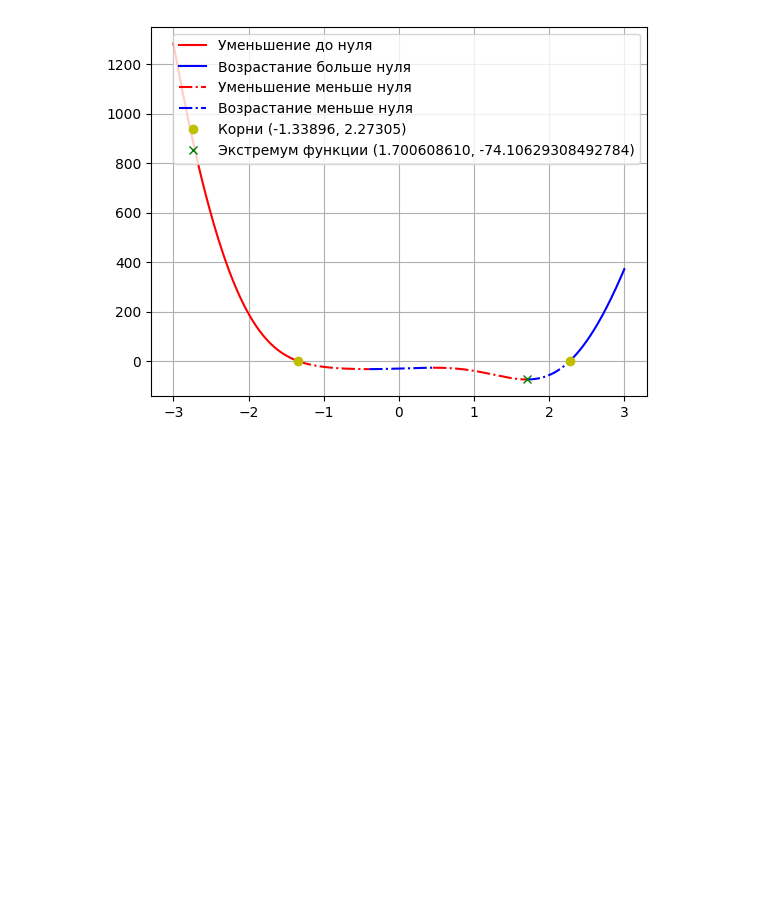
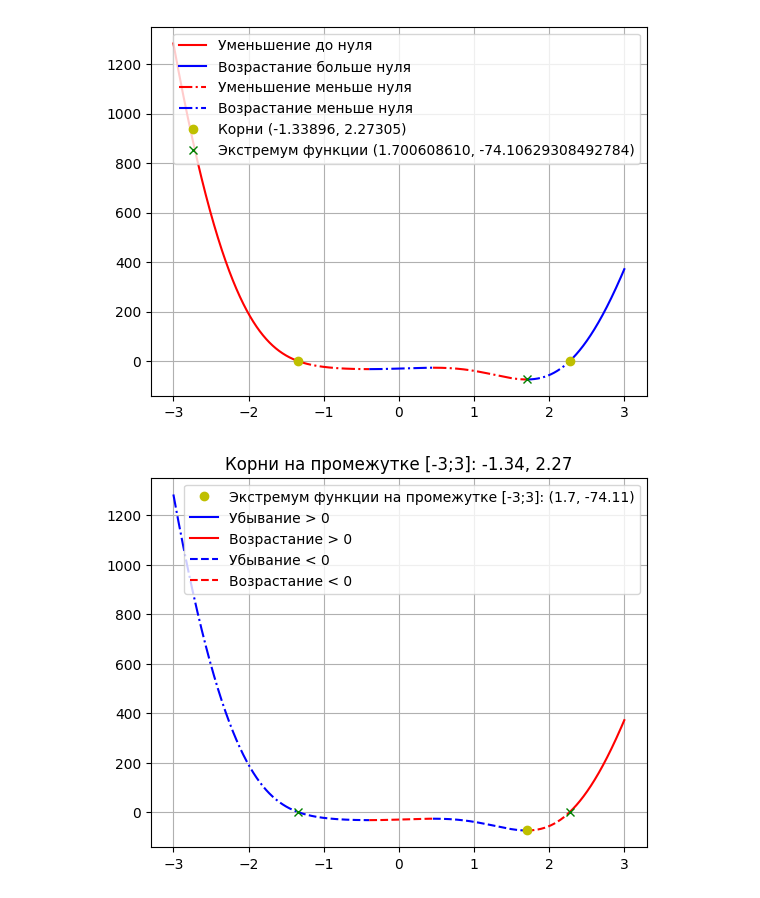
Before and after one commit to SergeiSlobodchikov/seminar_11, a Jupyter notebook: home_work_11.ipynb, the cells around one changed output. Drawn from its saved outputs; the diff is of its cells as text; code cells hidden in the pictures; blank space fills up the shorter version.

```diff
--- a/home_work_11.ipynb
+++ b/home_work_11.ipynb
@@ -61,3 +61,23 @@ plt.grid()
 plt.show()
 # %% [output]
 [figure]
+# %%
+color = 'b'
+line_s = '-'
+direct_up = True
+
+def switch_color():
+    global color
+    if color == 'b':
+        color = 'r'
+    else:
+        color = 'b'
+    return color
+
+def switch_line():
+    global line_s
+    if line_s == '-':
+        line_s = '--'
+    else:
+        line_s = '-'
+    return line_s
@@ -63,0 +111,35 @@ plt.show()
+# %%
+for i in range(len(x_change) - 1):
+    cur_x = np.arange(x_change[i][0], x_change[i + 1][0] + step, step)
+    if x_change[i][1] == 'zero':
+        plt.rcParams['lines.linestyle'] = switch_line()
+        plt.plot(cur_x, func(cur_x), color)
+    else:
+        plt.plot(cur_x, func(cur_x), switch_color())
+
+min_y = min(func(x))
+min_x = -limit
+for x in x_change:
+    if x[1] in ['direct', 'limit']:
+        if abs(func(x[0]) - min_y) < abs(min_x - min_y):
+            min_x = x[0]
+
+roots = []
+for x in x_change:
+    if x[1] == 'zero':
+        roots.append(str(round(x[0], 2)))
+        plt.plot(x[0], func(x[0]), 'gx')
+
+plt.plot(min_x, min_y, 'yo', label=f'Экстремум функции на промежутке [{-limit};{limit}]: ({round(min_x, 2)}, {round(min_y, 2)})')
+plt.rcParams['lines.linestyle'] = '-'
+plt.plot(0, 0, 'b', label='Убывание > 0')
+plt.plot(0, 0, 'r', label='Возрастание > 0')
+plt.rcParams['lines.linestyle'] = '--'
+plt.plot(0, 0, 'b', label='Убывание < 0')
+plt.plot(0, 0, 'r', label='Возрастание < 0')
+plt.title(f'Корни на промежутке [{-limit};{limit}]: {", ".join(roots)}')
+plt.legend()
+plt.grid()
+plt.show()
+# %% [output]
+[figure, added]
```
Also changed, not shown: parts of 2 cells of this notebook.
